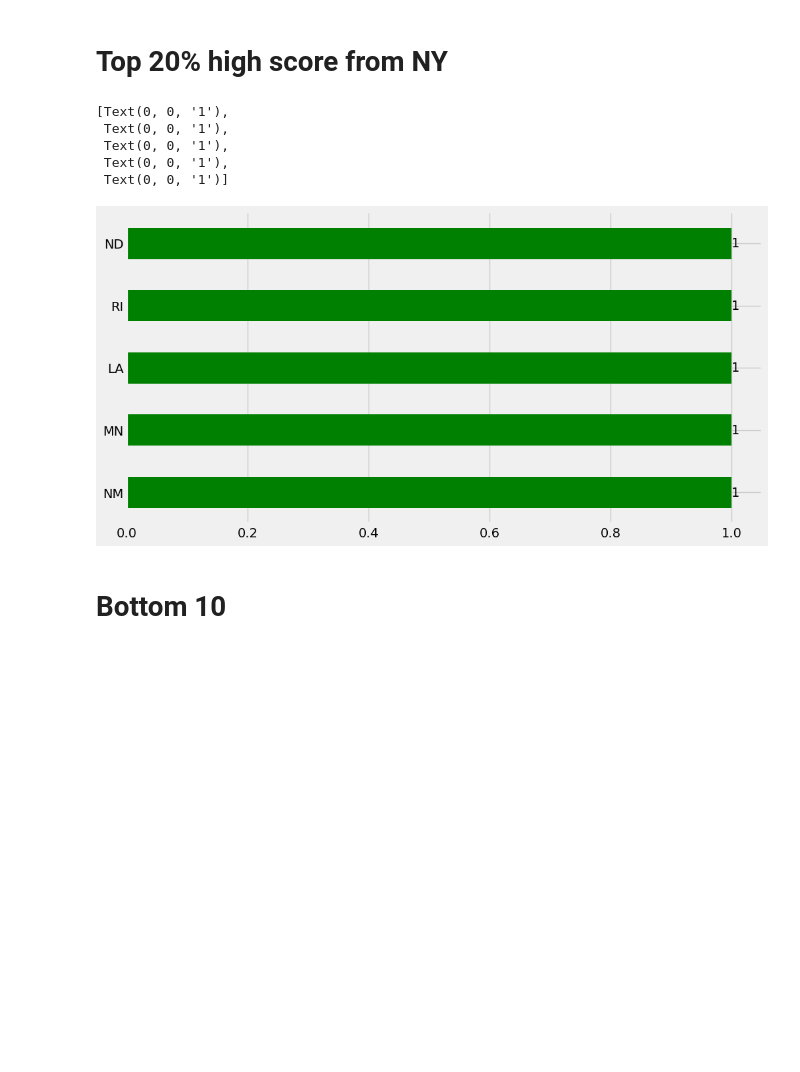
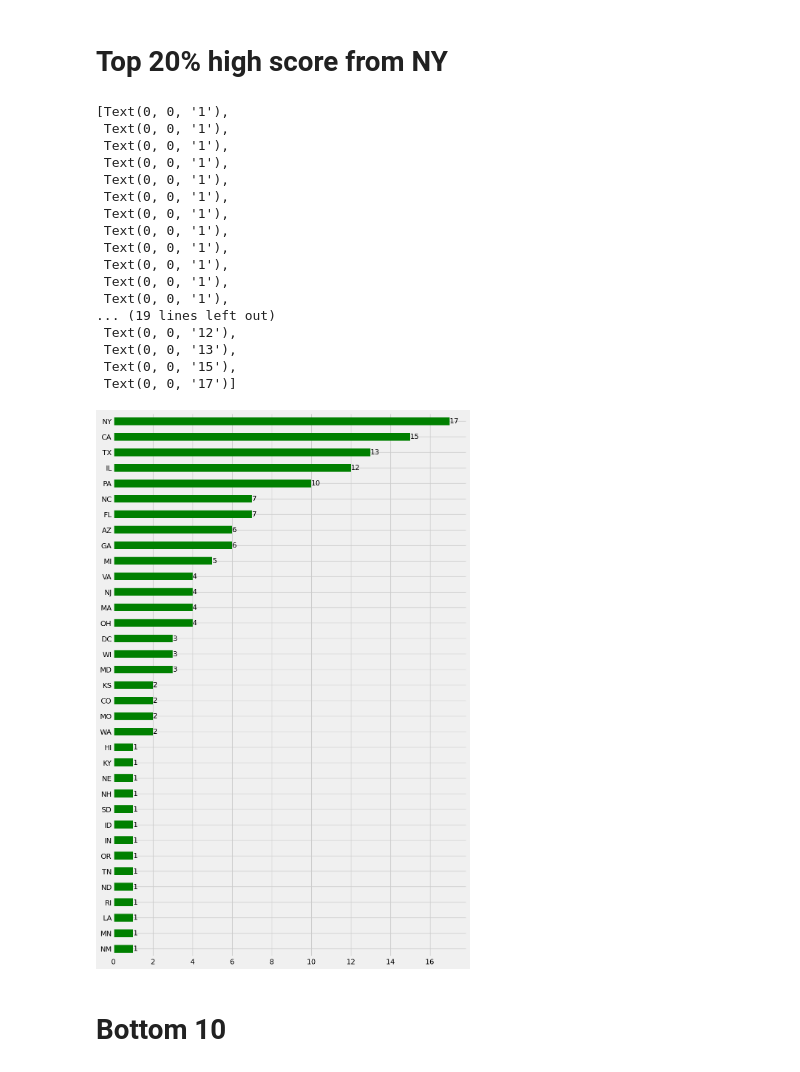
Before and after one commit to peeti-ucberkeley/Capstone-Rachael-Nithika-Andrew-Peeti, a Jupyter notebook: eda/eda_recommendation2.ipynb, the cells around one changed output. Saved outputs shown, nothing was run; the diff lists cells and outputs as text; code cells hidden in the pictures; blank space fills up the shorter version.

```diff
--- a/eda/eda_recommendation2.ipynb
+++ b/eda/eda_recommendation2.ipynb
@@ -100,17 +109,29 @@ cancer_df['Percentile Rank'] = cancer_df.RAW_SCORE.rank(pct = True)
 # %% [markdown]
 # Top 20% high score from NY
 # %%
-plt.figure(figsize=(10, 5),constrained_layout=True)
+plt.figure(figsize=(10, 15),constrained_layout=True)
 plt.style.use('fivethirtyeight')
-ax = cancer_df[cancer_df['Percentile Rank'] >= 0.80]['STATE'].value_counts().sort_values(ascending = True).head(5).plot.barh(color = 'green')
+ax = cancer_df[cancer_df['Percentile Rank'] >= 0.80]['STATE'].value_counts().sort_values(ascending = True).plot.barh(color = 'green')
 ax.bar_label(ax.containers[0])
 # %% [output]
 [Text(0, 0, '1'),
  Text(0, 0, '1'),
  Text(0, 0, '1'),
  Text(0, 0, '1'),
- Text(0, 0, '1')]
+ Text(0, 0, '1'),
+ Text(0, 0, '1'),
+ Text(0, 0, '1'),
+ Text(0, 0, '1'),
+ Text(0, 0, '1'),
+ Text(0, 0, '1'),
+ Text(0, 0, '1'),
+ Text(0, 0, '1'),
+... (19 lines left out)
+ Text(0, 0, '12'),
+ Text(0, 0, '13'),
+ Text(0, 0, '15'),
+ Text(0, 0, '17')]
-[figure, old version]
+[figure, new version]
 # %% [markdown]
 # Bottom 10
 # %%
```
Also changed, not shown: parts of 1 cell of this notebook.
